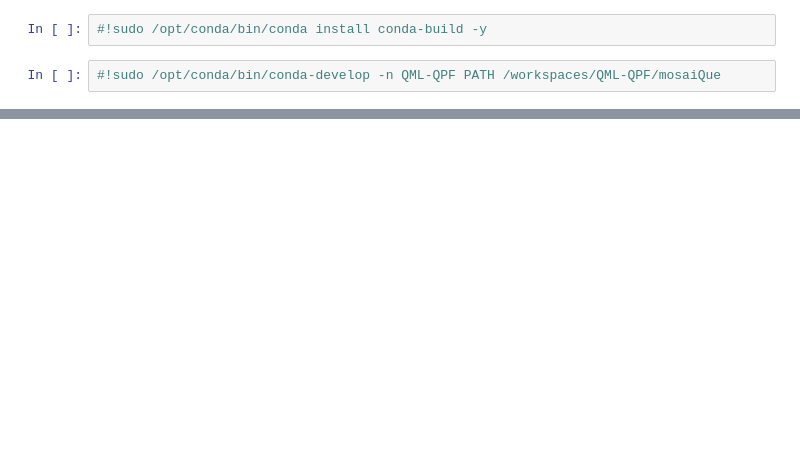
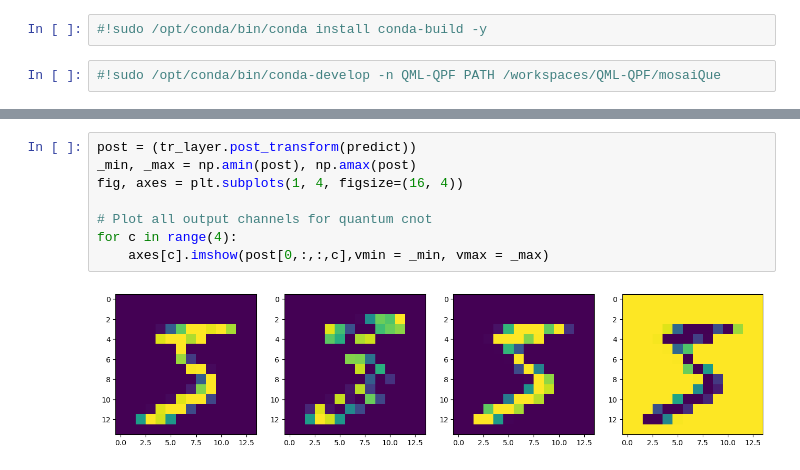
Before and after one commit to TheOpenSI/QML-QPF, a Jupyter notebook: mosaiQue/notebooks/shape-test.ipynb, the cells around one changed output, grey strips where cells are left out. Saved outputs shown, nothing was run; the diff lists cells and outputs as text; blank space fills up the shorter version.

```diff
--- a/mosaiQue/notebooks/shape-test.ipynb
+++ b/mosaiQue/notebooks/shape-test.ipynb
@@ -67 +102,11 @@ I0000 00:00:1732161398.939333  944491 device_compiler.h:188] Compiled cluster us
+# %%
+post = (tr_layer.post_transform(predict))
+_min, _max = np.amin(post), np.amax(post)
+fig, axes = plt.subplots(1, 4, figsize=(16, 4))
+
+# Plot all output channels for quantum cnot
+for c in range(4):
+    axes[c].imshow(post[0,:,:,c],vmin = _min, vmax = _max)
+# %% [output]
+[figure, added]
 # %%
```
Also changed, not shown: parts of 10 cells of this notebook, 13 other files.
